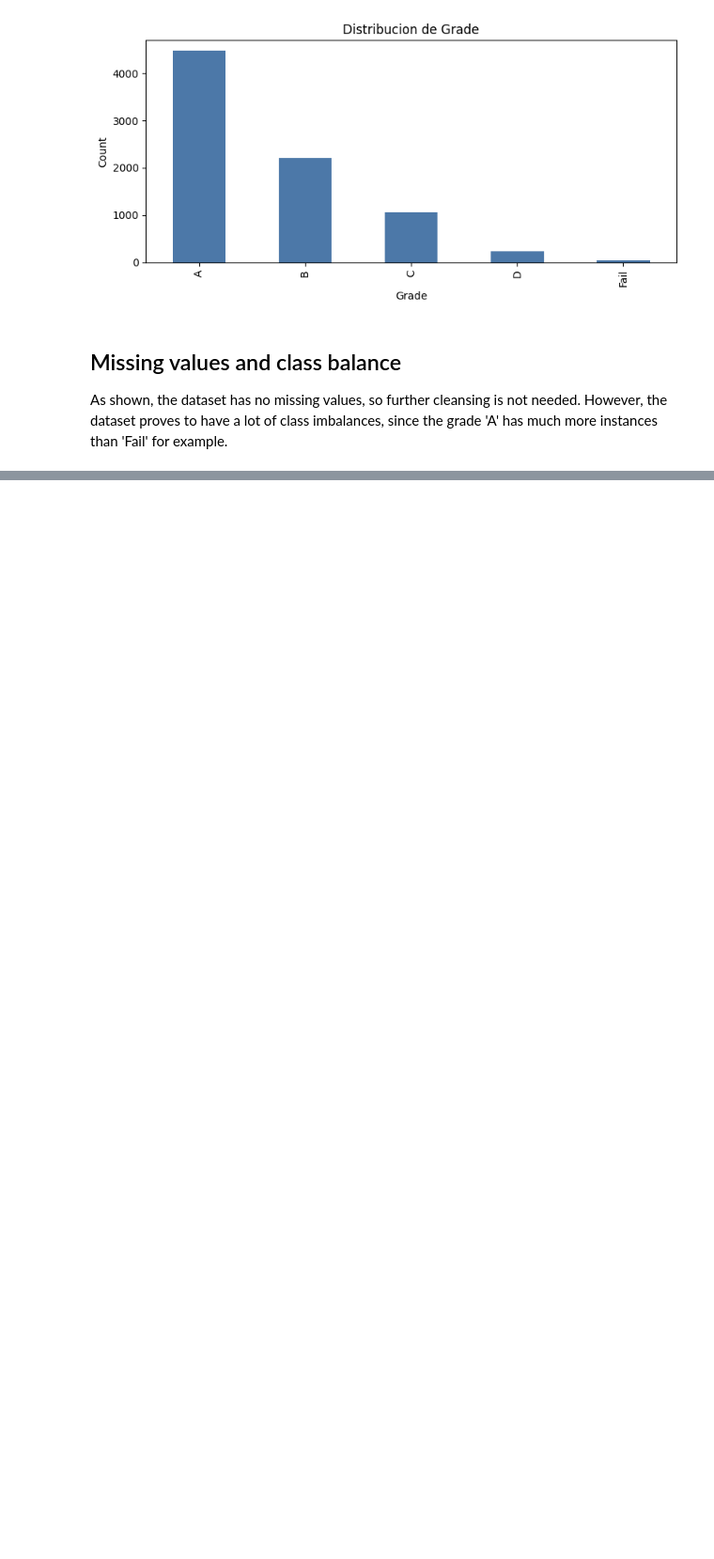
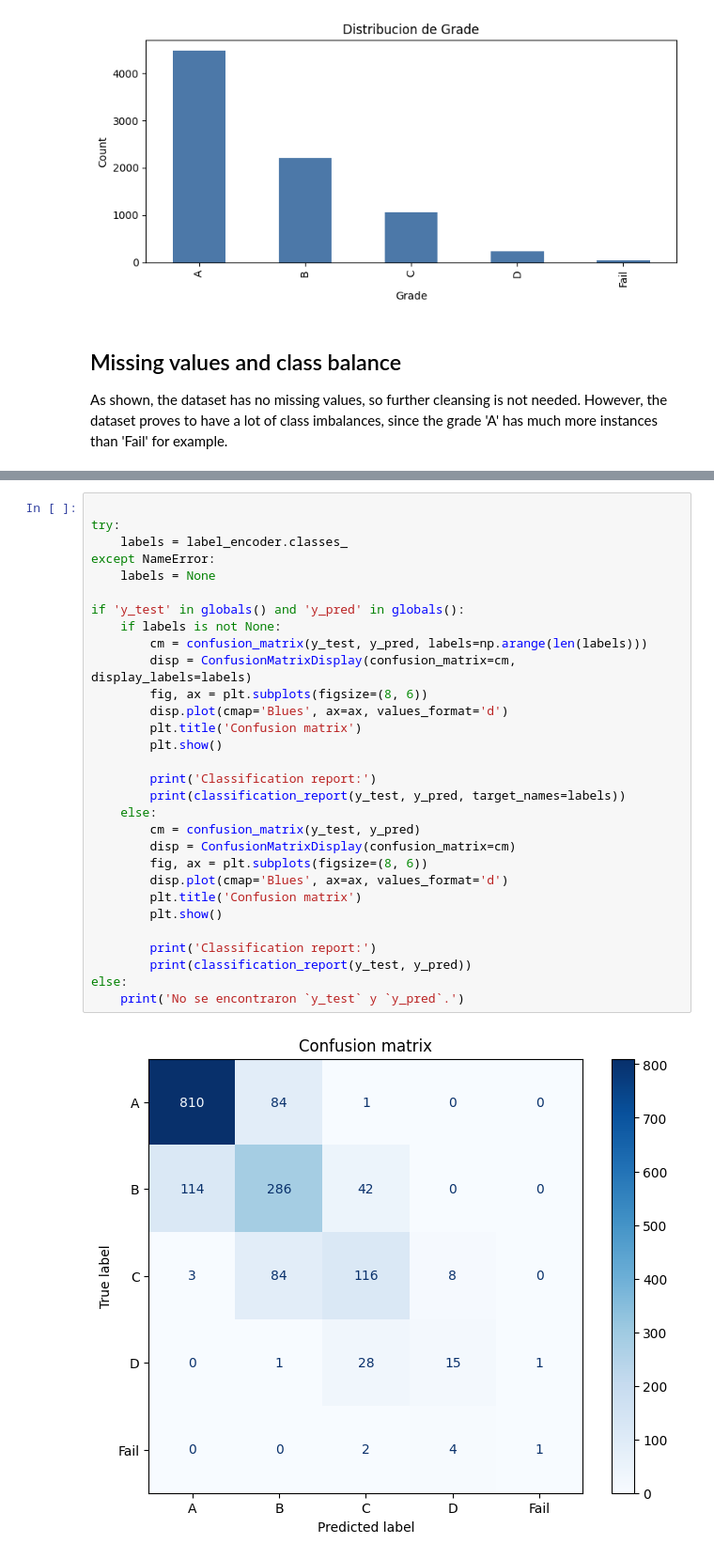
Before and after one commit to DanielContrerasCh/Student-Grade-Prediction, a Jupyter notebook: model.ipynb, the cells around one changed output, grey strips where cells are left out. Shown at 94% size. Cells and saved outputs as stored; diff of their text form; blank space fills up the shorter version.

```diff
--- a/model.ipynb
+++ b/model.ipynb
@@ -142,0 +194,32 @@ Example of processed features:
+# %%
+
+try:
+    labels = label_encoder.classes_
+except NameError:
+    labels = None
+
+if 'y_test' in globals() and 'y_pred' in globals():
+    if labels is not None:
+        cm = confusion_matrix(y_test, y_pred, labels=np.arange(len(labels)))
+        disp = ConfusionMatrixDisplay(confusion_matrix=cm, display_labels=labels)
+        fig, ax = plt.subplots(figsize=(8, 6))
+        disp.plot(cmap='Blues', ax=ax, values_format='d')
+        plt.title('Confusion matrix')
+        plt.show()
+
+        print('Classification report:')
+        print(classification_report(y_test, y_pred, target_names=labels))
+    else:
+        cm = confusion_matrix(y_test, y_pred)
+        disp = ConfusionMatrixDisplay(confusion_matrix=cm)
+        fig, ax = plt.subplots(figsize=(8, 6))
+        disp.plot(cmap='Blues', ax=ax, values_format='d')
+        plt.title('Confusion matrix')
+        plt.show()
+
+        print('Classification report:')
+        print(classification_report(y_test, y_pred))
+else:
+    print('No se encontraron `y_test` y `y_pred`.')
+# %% [output]
+[figure, added]
```
Also changed, not shown: parts of 7 cells of this notebook.
